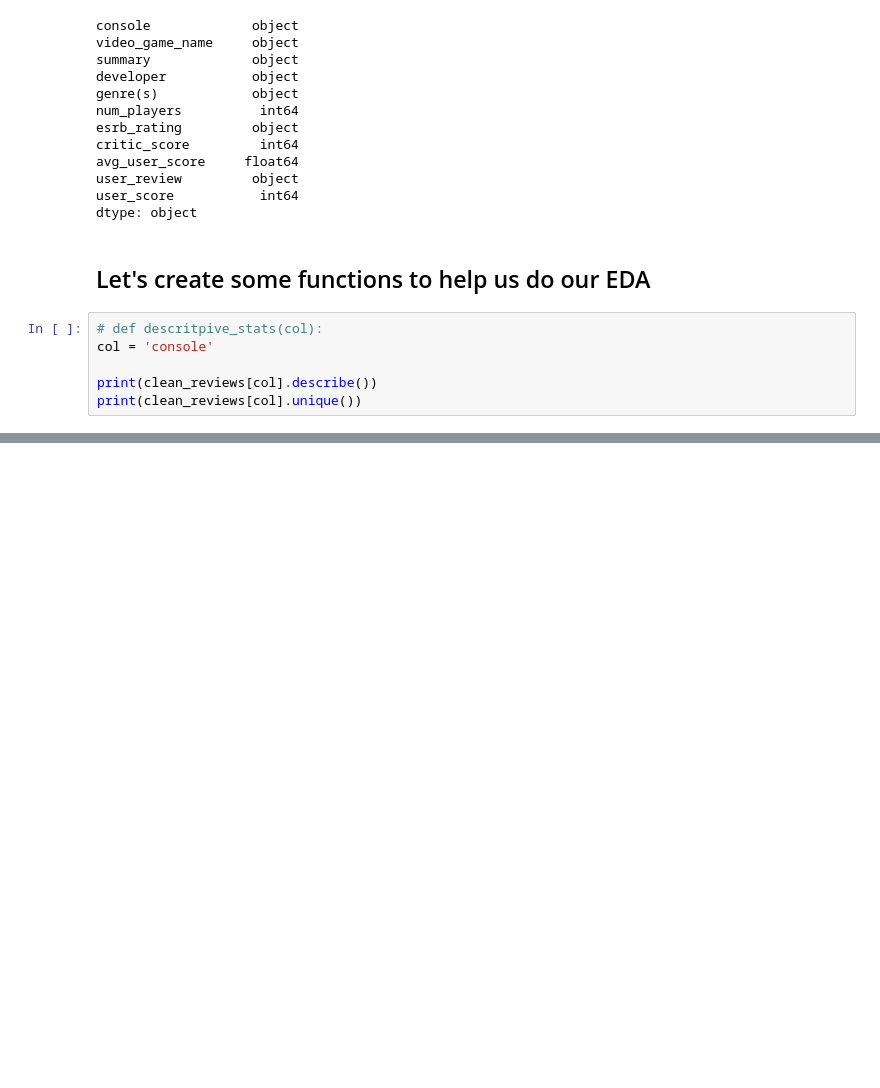
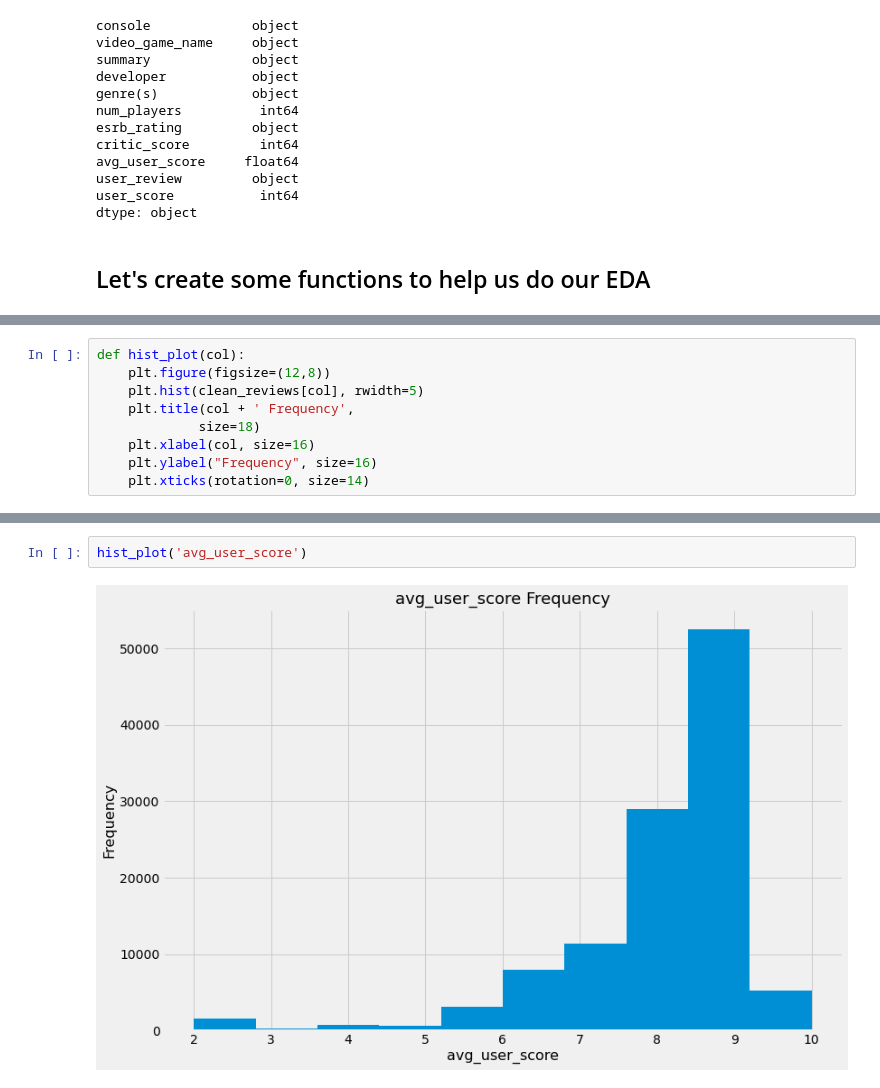
Before and after one commit to Ftrejo23/Capstone_Project_WIP, a Jupyter notebook: code/03_EDA_&_Preliminary_Analysis.ipynb, the cells around one changed output, grey strips where cells are left out. Cells and saved outputs as stored; diff of their text form; blank space fills up the shorter version.

```diff
--- a/code/03_EDA_&_Preliminary_Analysis.ipynb
+++ b/code/03_EDA_&_Preliminary_Analysis.ipynb
@@ -38,9 +39,3 @@ user_score           int64
 dtype: object
 # %% [markdown]
 ## Let's create some functions to help us do our EDA
-# %%
-# def descritpive_stats(col):
-col = 'console'
-
-print(clean_reviews[col].describe())
-print(clean_reviews[col].unique())
@@ -55,0 +64,9 @@ Name: console, dtype: object
+# %%
+def hist_plot(col):
+    plt.figure(figsize=(12,8))
+    plt.hist(clean_reviews[col], rwidth=5)
+    plt.title(col + ' Frequency',
+             size=18)
+    plt.xlabel(col, size=16)
+    plt.ylabel("Frequency", size=16)
+    plt.xticks(rotation=0, size=14)
@@ -55,0 +123,4 @@ Name: console, dtype: object
+# %%
+hist_plot('avg_user_score')
+# %% [output]
+[figure, added]
```
Also changed, not shown: parts of 47 cells of this notebook, 1 other file.
